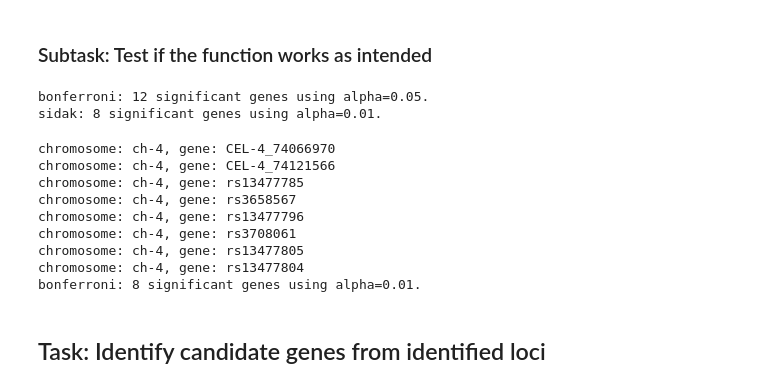
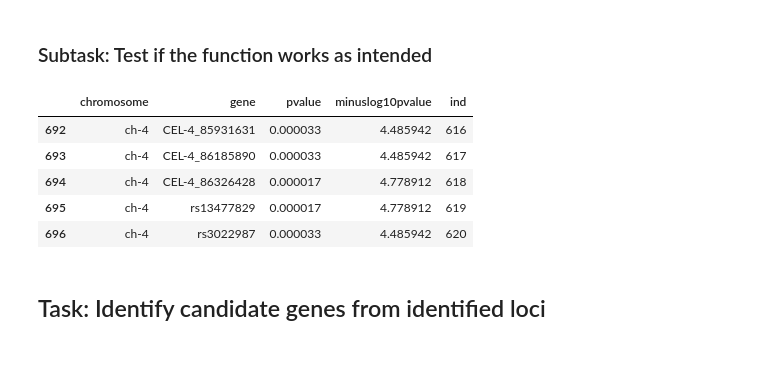
Before and after one commit to Telocontar/IntegratedBioinformatics, a Jupyter notebook: notebooks/Day3_GWAS_part1.ipynb, the cells around one changed output. Saved outputs shown, nothing was run; the diff lists cells and outputs as text; code cells hidden in the pictures; blank space fills up the shorter version.

Commit message:
day 3 interesting genes

```diff
--- a/notebooks/Day3_GWAS_part1.ipynb
+++ b/notebooks/Day3_GWAS_part1.ipynb
@@ -648,53 +677,34 @@ Ideally, the function should allow easy access to several parameters including t
 # %%
-def MHT_correction(resulting_df_, alpha=0.1, method='bonferroni', output=False):
+def MHT_correction(resulting_df_, alpha=0.1, method='bonferroni'):
     """ returns the significant genes:
 
         resulting_df: the df to analyze
         alpha:
-        method:
+        methode: the methode
 
     """
 
     n = resulting_df_.shape[0]
-    list_of_genes = []
-
     if method is 'bonferroni':
         adjusted_p_value = alpha / n
     elif method is 'sidak':
         adjusted_p_value = 1 - ((1-alpha)**(float(1)/n))
 
-    counter = 0
-    for index, row in resulting_df_.iterrows():
-        if (row["pvalue"]) < adjusted_p_value:
-            counter+=1
-            list_of_genes.append(row["gene"])
-            if output:
-                print("chromosome: " + str(row["chromosome"]) + ", gene: " + str(row["gene"]))
-                #print(row)
 
-
-    print(method + ": " + str(counter) + " significant genes using alpha=" + str(alpha) + ".")
-    return list_of_genes
+    return resulting_df[resulting_df["pvalue"] < adjusted_p_value]
 # %% [markdown]
 ### Subtask: Test if the function works as intended
 # %%
-MHT_correction(resulting_df, alpha=0.05, method='bonferroni')
-MHT_correction(resulting_df, alpha=0.01, method='sidak')
+MHT_correction(resulting_df, alpha=0.1, method='sidak').head()
 # %% [output]
-bonferroni: 12 significant genes using alpha=0.05.
-sidak: 8 significant genes using alpha=0.01.
+|  | chromosome | gene | pvalue | minuslog10pvalue | ind |
+| 692 | ch-4 | CEL-4_85931631 | 0.000033 | 4.485942 | 616 |
+| 693 | ch-4 | CEL-4_86185890 | 0.000033 | 4.485942 | 617 |
+| 694 | ch-4 | CEL-4_86326428 | 0.000017 | 4.778912 | 618 |
+| 695 | ch-4 | rs13477829 | 0.000017 | 4.778912 | 619 |
+| 696 | ch-4 | rs3022987 | 0.000033 | 4.485942 | 620 |
 # %%
-interesting_genes = MHT_correction(resulting_df, alpha=0.01, method='bonferroni', output=True)
+interesting_genes = MHT_correction(resulting_df, alpha=0.1, method='bonferroni')
-# %% [output]
-chromosome: ch-4, gene: CEL-4_74066970
-chromosome: ch-4, gene: CEL-4_74121566
-chromosome: ch-4, gene: rs13477785
-chromosome: ch-4, gene: rs3658567
-chromosome: ch-4, gene: rs13477796
-chromosome: ch-4, gene: rs3708061
-chromosome: ch-4, gene: rs13477805
-chromosome: ch-4, gene: rs13477804
-bonferroni: 8 significant genes using alpha=0.01.
 # %% [markdown]
 ## Task: Identify candidate genes from identified loci
 # %% [markdown]
```
Also changed, not shown: parts of 15 cells of this notebook.
